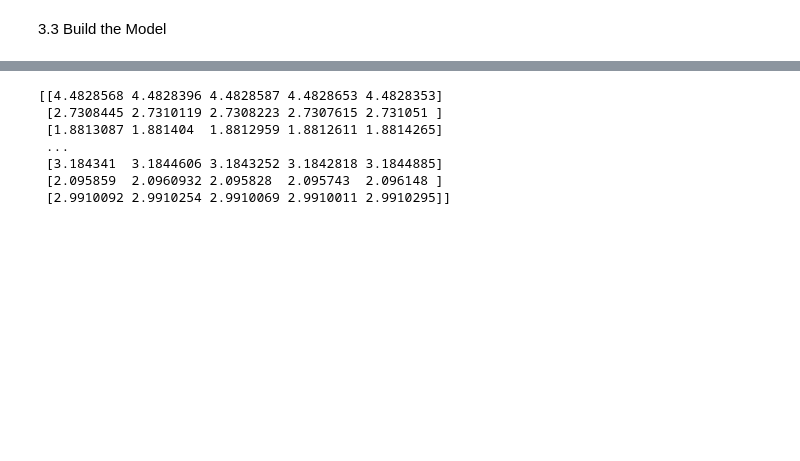
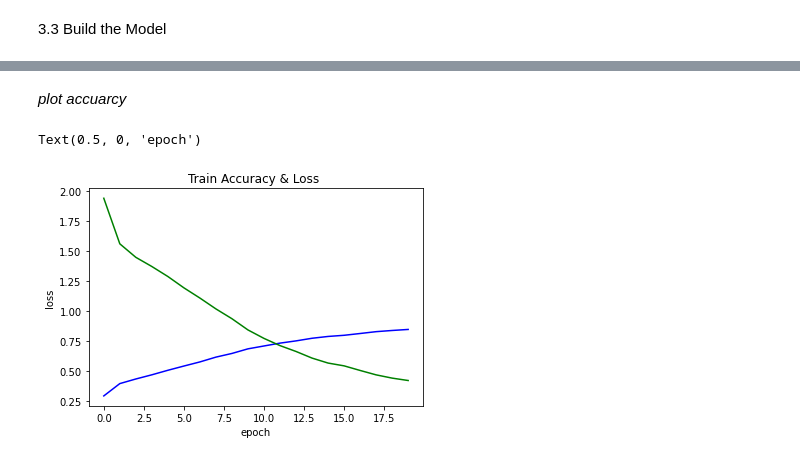
Before and after one commit to hadil1999-creator/Research-nternship-InnovCom, a Jupyter notebook: INNOV'COM.ipynb, the cells around one changed output, grey strips where cells are left out. Drawn from its saved outputs; the diff is of its cells as text; code cells hidden in the pictures; blank space fills up the shorter version.

```diff
--- a/INNOV'COM.ipynb
+++ b/INNOV'COM.ipynb
@@ -675,0 +825,2 @@ model.compile(loss="mse" ,optimizer= RMSprop(learning_rate=0.001), metrics=['acc
+# %%
+model.compile(optimizer='adam',loss = tf.keras.losses.SparseCategoricalCrossentropy(from_logits=True), metrics=['accuracy'])
@@ -676,3 +835,3 @@ model.compile(loss="mse" ,optimizer= RMSprop(learning_rate=0.001), metrics=['acc
 # %%
-es = tf.keras.callbacks.EarlyStopping(monitor='accuracy', verbose=1)
-model_fit = model.fit(train_data, epochs=30)
+es = tf.keras.callbacks.EarlyStopping(monitor='accuracy', verbose=1, patience=1,mode="max")
+model_fit = model.fit(train_data ,epochs=20)
@@ -689,13 +857,12 @@ for images, labels in validation_data.take(1):
-# %%
-import numpy as np
-from PIL import Image
-prediction = model.predict(validation_data)
-print(prediction)
-# %% [output]
-[[4.4828568 4.4828396 4.4828587 4.4828653 4.4828353]
- [2.7308445 2.7310119 2.7308223 2.7307615 2.731051 ]
- [1.8813087 1.881404  1.8812959 1.8812611 1.8814265]
- ...
- [3.184341  3.1844606 3.1843252 3.1842818 3.1844885]
- [2.095859  2.0960932 2.095828  2.095743  2.096148 ]
- [2.9910092 2.9910254 2.9910069 2.9910011 2.9910295]]
+# %% [markdown]
+*plot accuarcy*
+# %%
+plt.plot(model_fit.history['accuracy'],color="blue")
+plt.plot(model_fit.history['loss'], color = "green")
+plt.title('Train Accuracy & Loss ')
+plt.ylabel('accuracy')
+plt.ylabel('loss')
+plt.xlabel('epoch')
+# %% [output]
+Text(0.5, 0, 'epoch')
+[figure, added]
```
Also changed, not shown: parts of 86 cells of this notebook.
